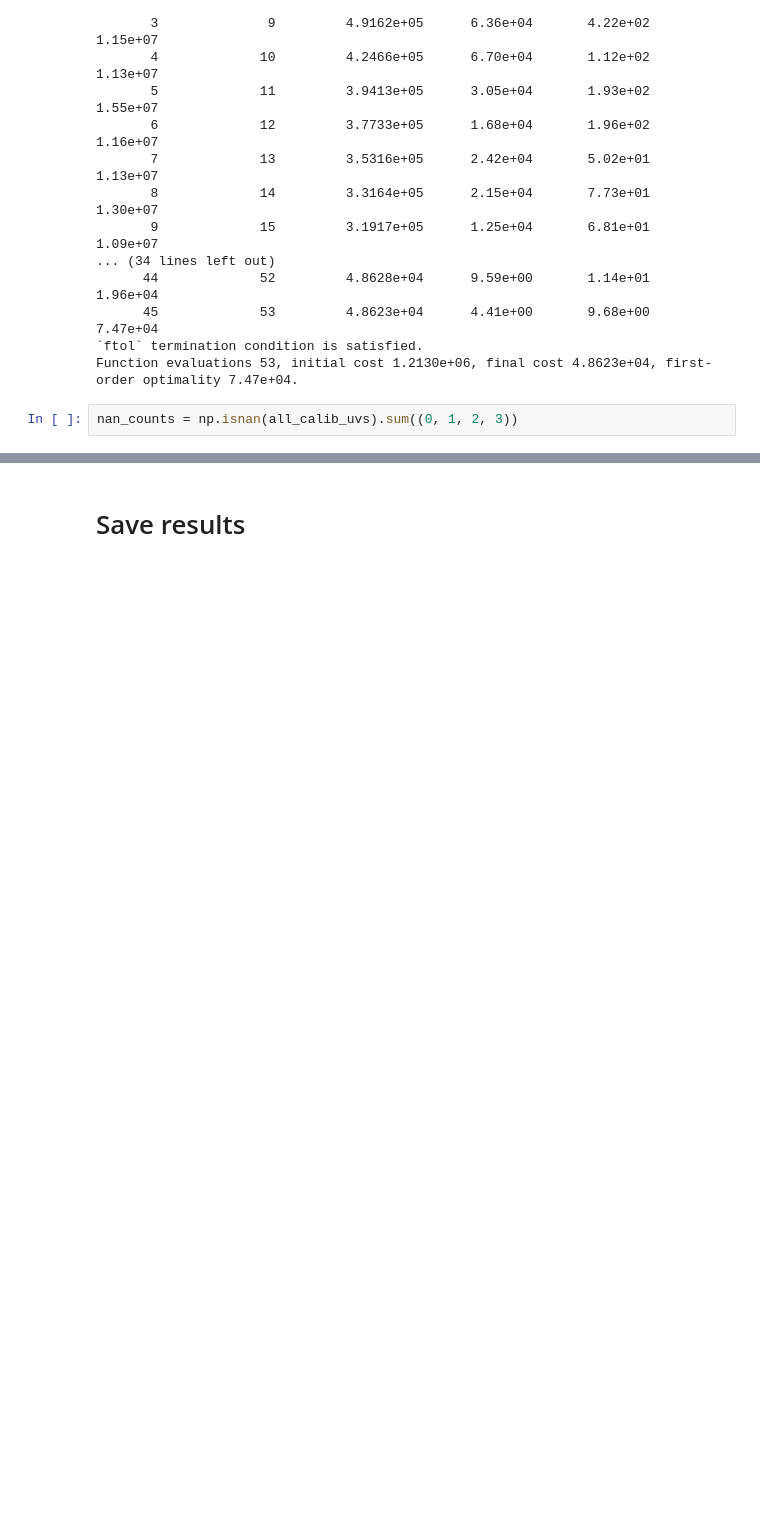
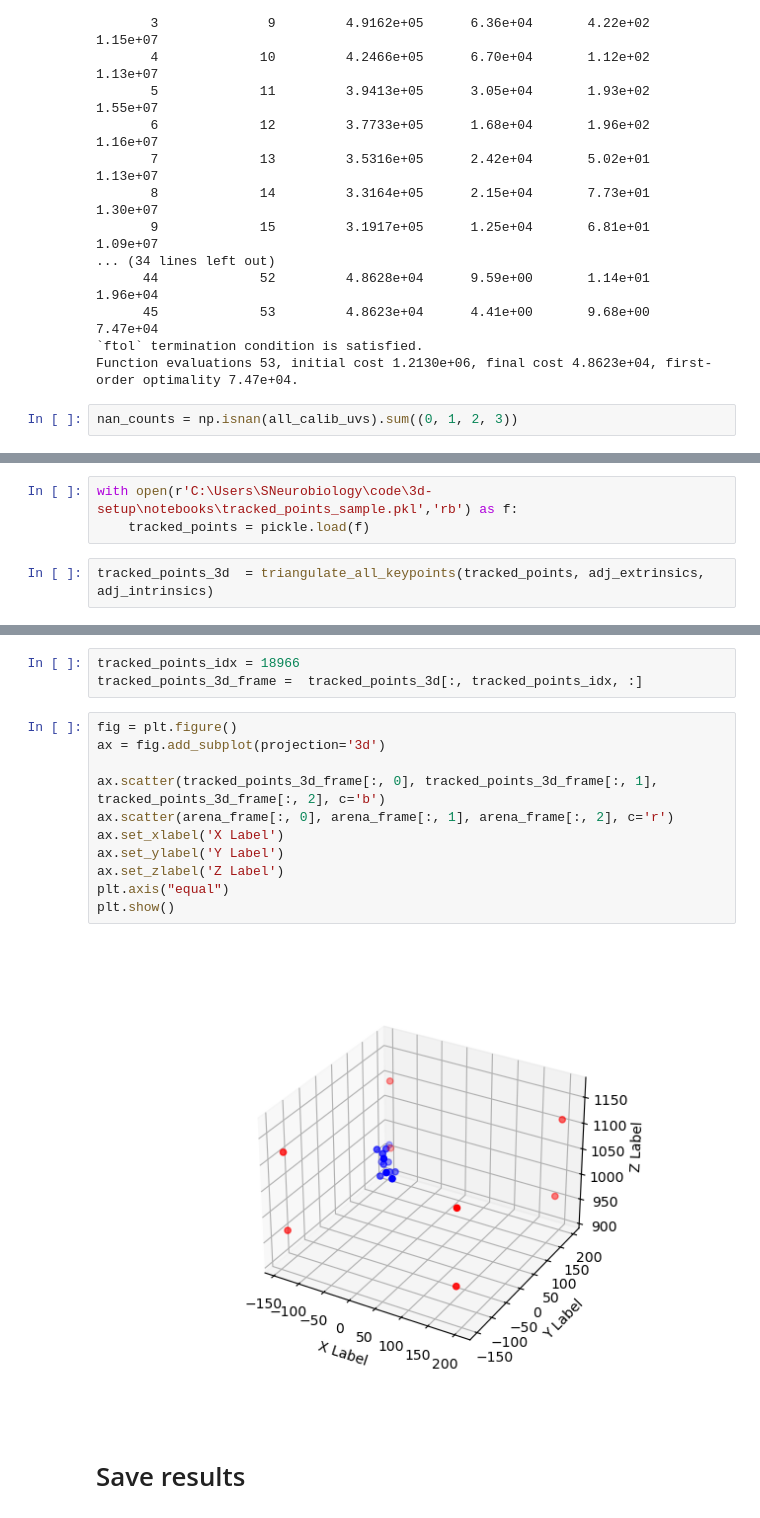
Before and after one commit to iurillilab/3d-setup, a Jupyter notebook: complete_pipeline/2_calibration_tutorial copy.ipynb, the cells around one changed output, grey strips where cells are left out. Cells and saved outputs as stored; diff of their text form; blank space fills up the shorter version.

```diff
--- a/complete_pipeline/2_calibration_tutorial copy.ipynb
+++ b/complete_pipeline/2_calibration_tutorial copy.ipynb
@@ -303,0 +300,5 @@ plt.show()
+# %%
+with open(r'C:\Users\SNeurobiology\code\3d-setup\notebooks\tracked_points_sample.pkl','rb') as f:
+    tracked_points = pickle.load(f)
+# %%
+tracked_points_3d  = triangulate_all_keypoints(tracked_points, adj_extrinsics, adj_intrinsics)
@@ -304,3 +309,19 @@ plt.show()
+# %%
+tracked_points_idx = 18966
+tracked_points_3d_frame =  tracked_points_3d[:, tracked_points_idx, :]
+# %%
+fig = plt.figure()
+ax = fig.add_subplot(projection='3d')
+
+ax.scatter(tracked_points_3d_frame[:, 0], tracked_points_3d_frame[:, 1], tracked_points_3d_frame[:, 2], c='b')
+ax.scatter(arena_frame[:, 0], arena_frame[:, 1], arena_frame[:, 2], c='r')
+ax.set_xlabel('X Label')
+ax.set_ylabel('Y Label')
+ax.set_zlabel('Z Label')
+plt.axis("equal")
+plt.show()
+# %% [output]
+[figure, added]
 # %% [markdown]
 # Save results
 # %%
```
Also changed, not shown: parts of 39 cells of this notebook.
